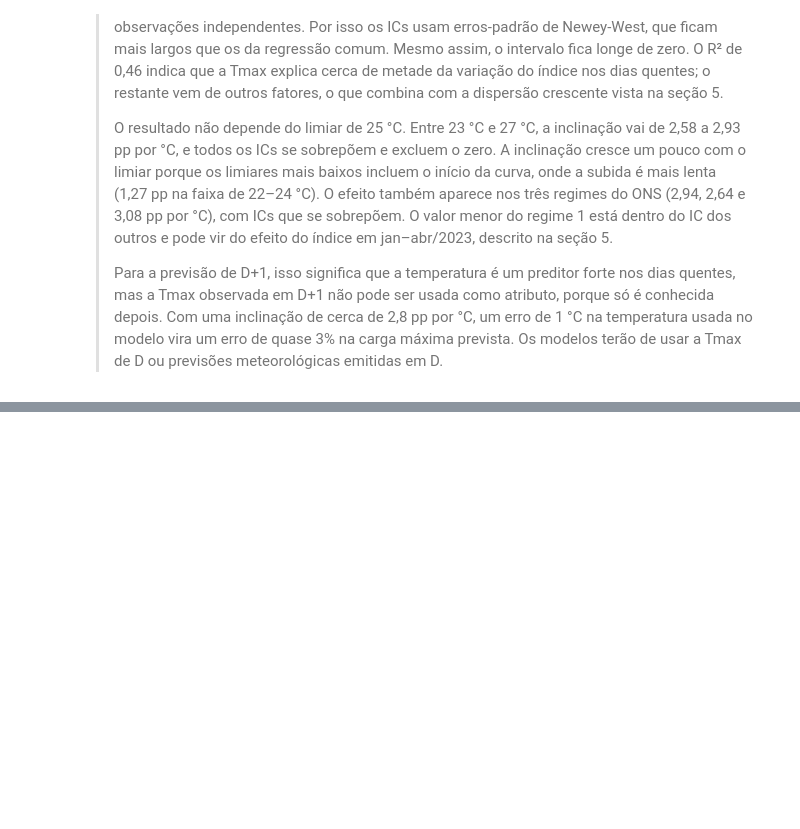
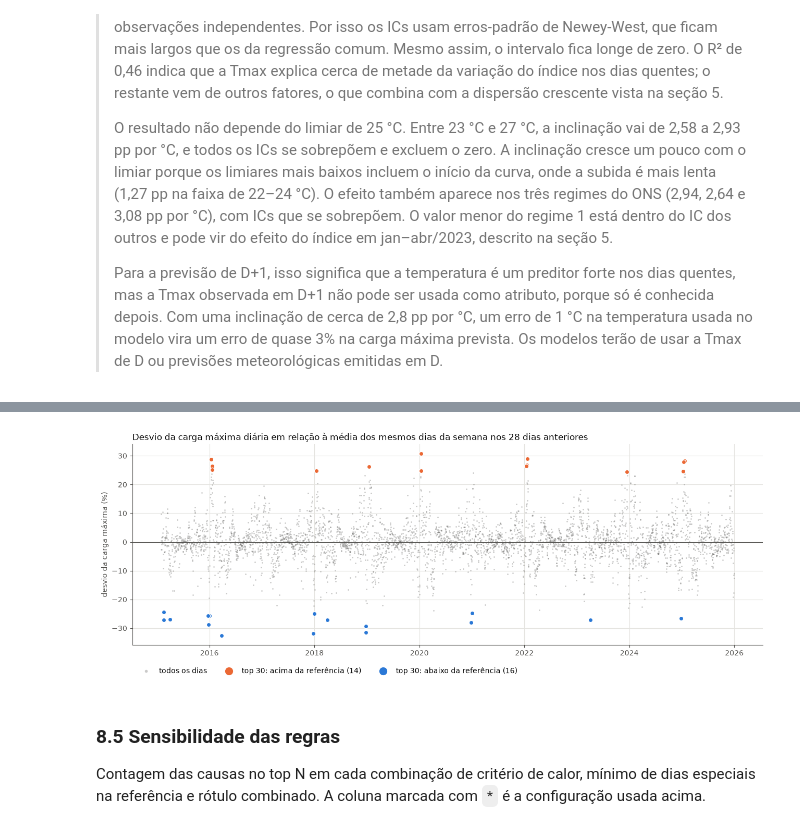
Before and after one commit to kaikezcarvalho/opt004-previsao-carga-sul, a Jupyter notebook: 03_analise.ipynb, the cells around one changed output, grey strips where cells are left out. Saved outputs shown, nothing was run; the diff lists cells and outputs as text; code cells hidden in the pictures; blank space fills up the shorter version.

```diff
--- a/03_analise.ipynb
+++ b/03_analise.ipynb
@@ -526,0 +777,17 @@ plt.tight_layout()
+# %%
+top_desvios = sql(f"""
+SELECT data,
+       ['seg', 'ter', 'qua', 'qui', 'sex', 'sáb', 'dom'][dia_semana + 1] AS dia,
+       tipo_dia, nome_feriado,
+       ROUND(carga_max) AS carga_max_mw,
+       ROUND(carga_ref) AS carga_ref_mw,
+       ROUND(desvio_pct, 1) AS desvio_pct,
+       ROUND(tmax, 1) AS tmax,
+       ROUND(tmax_anomalia, 1) AS tmax_anomalia,
+       tempestade, pandemia, n_especiais_na_ref, regime_mudou_na_janela,
+       causa
+FROM desvios_causa
+ORDER BY ABS(desvio_pct) DESC
+LIMIT {TOP_N_DESVIOS}
+""")
+top_desvios
@@ -526,0 +837,21 @@ plt.tight_layout()
+# %%
+todos = sql("SELECT data, desvio_pct FROM desvios_mm ORDER BY data")
+
+fig, ax = plt.subplots(figsize=(13, 5))
+ax.scatter(todos["data"], todos["desvio_pct"], s=4, color=TINTA_2, alpha=0.3, lw=0, label="todos os dias")
+for cor, sentido in [(COR[1], "acima"), (COR[0], "abaixo")]:
+    t = top_desvios[top_desvios["desvio_pct"].gt(0) == (sentido == "acima")]
+    ax.scatter(t["data"], t["desvio_pct"], s=36, color=cor, edgecolor="white", lw=1,
+               label=f"top {TOP_N_DESVIOS}: {sentido} da referência ({len(t)})", zorder=3)
+ax.axhline(0, color=TINTA_2, lw=0.8)
+ref = f"mesmos dias da semana nos {JANELA_MM} dias anteriores" if MM_MESMO_DIA_SEMANA else f"{JANELA_MM} dias anteriores"
+ax.set_ylabel("desvio da carga máxima (%)")
+ax.set_title(f"Desvio da carga máxima diária em relação à média dos {ref}", loc="left", color=TINTA)
+ax.legend(loc="upper left", bbox_to_anchor=(0, -0.08), ncols=3, markerscale=2)
+plt.tight_layout()
+# %% [output]
+[figure, added]
+# %% [markdown]
+### 8.5 Sensibilidade das regras
+
+Contagem das causas no top N em cada combinação de critério de calor, mínimo de dias especiais na referência e rótulo combinado. A coluna marcada com `*` é a configuração usada acima.
```
Also changed, not shown: parts of 27 cells of this notebook.
